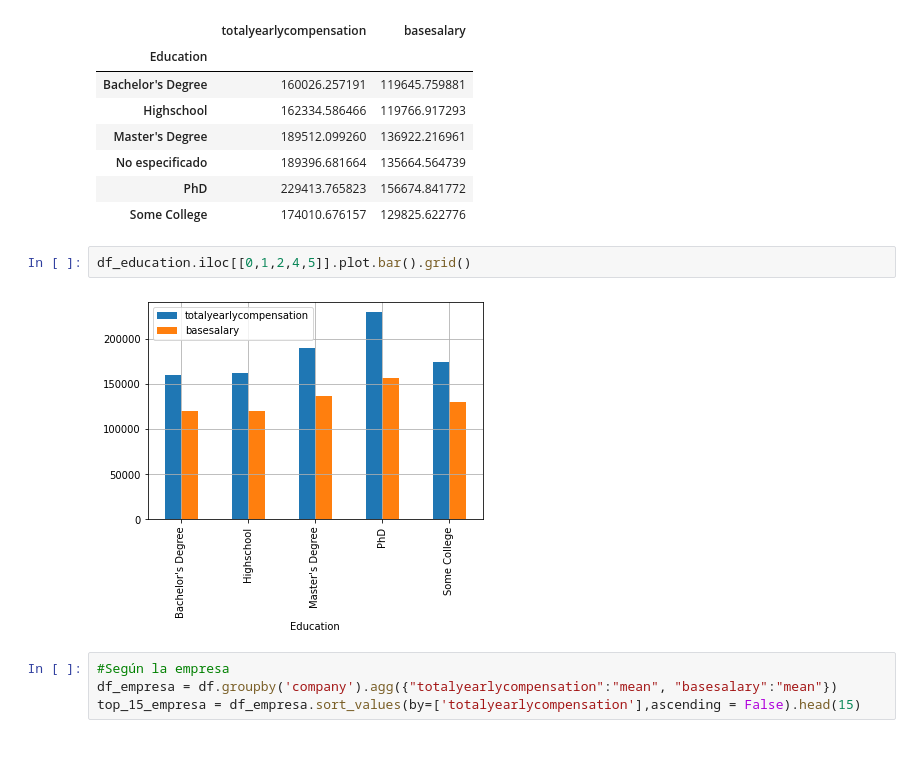
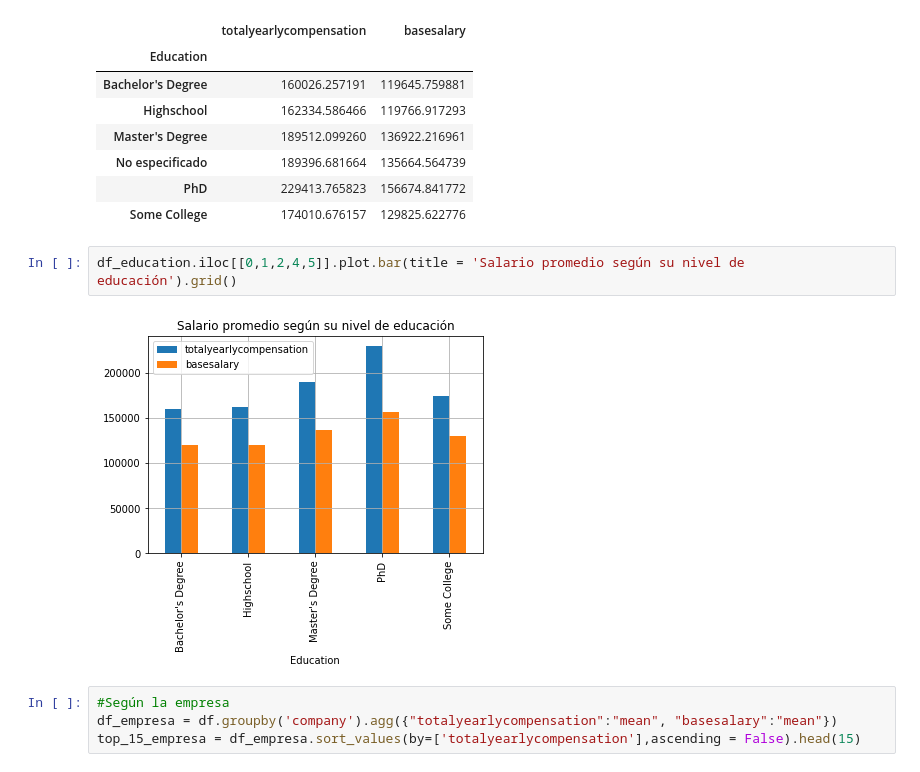
Before and after one commit to jspm07/PythonAnalytics, a Jupyter notebook: src/eda1.ipynb, the cells around one changed output. Cells and saved outputs as stored; diff of their text form.

```diff
--- a/src/eda1.ipynb
+++ b/src/eda1.ipynb
@@ -62,9 +62,9 @@ df_education
 | PhD | 229413.765823 | 156674.841772 |
 | Some College | 174010.676157 | 129825.622776 |
 # %%
-df_education.iloc[[0,1,2,4,5]].plot.bar().grid()
+df_education.iloc[[0,1,2,4,5]].plot.bar(title = 'Salario promedio según su nivel de educación').grid()
 # %% [output]
-[figure, old version]
+[figure, new version]
 # %%
 #Según la empresa
 df_empresa = df.groupby('company').agg({"totalyearlycompensation":"mean", "basesalary":"mean"})
```
Also changed, not shown: parts of 6 cells of this notebook.
